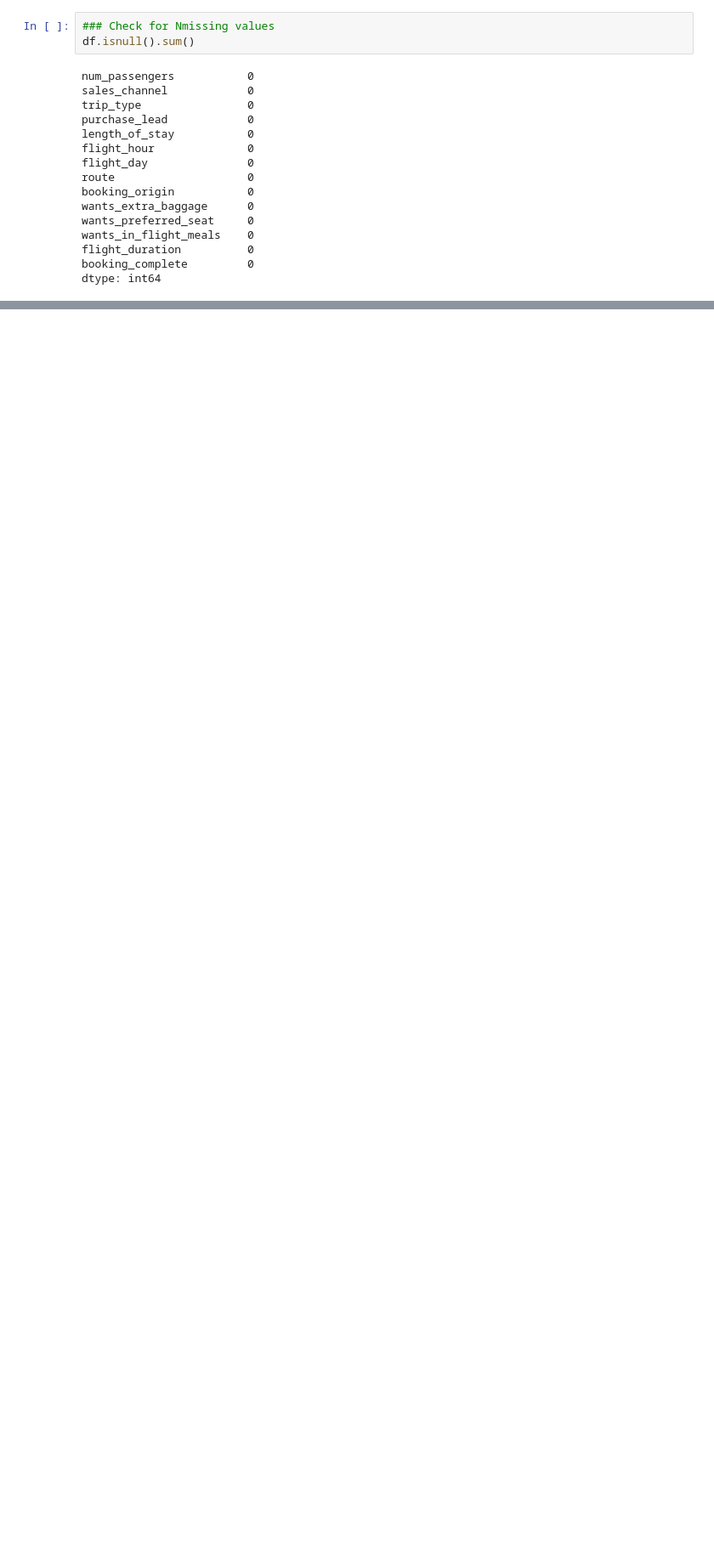
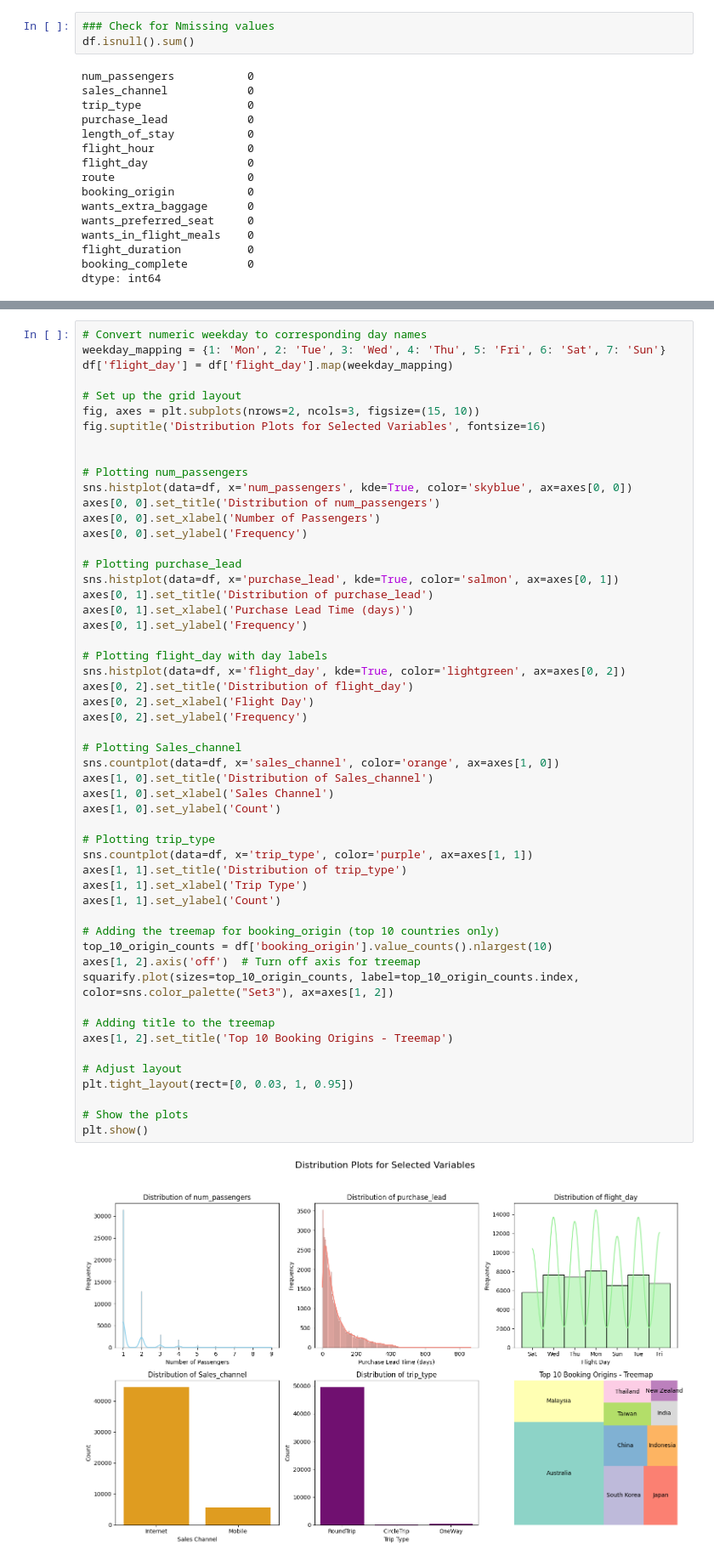
Before and after one commit to Simontagbor/BritishAirways-predictive-ML, a Jupyter notebook: index.ipynb, the cells around one changed output, grey strips where cells are left out. Shown at 85% size. Drawn from its saved outputs; the diff is of its cells as text; blank space fills up the shorter version.

```diff
--- a/index.ipynb
+++ b/index.ipynb
@@ -190,0 +232,55 @@ plt.show()
+# %%
+# Convert numeric weekday to corresponding day names
+weekday_mapping = {1: 'Mon', 2: 'Tue', 3: 'Wed', 4: 'Thu', 5: 'Fri', 6: 'Sat', 7: 'Sun'}
+df['flight_day'] = df['flight_day'].map(weekday_mapping)
+
+# Set up the grid layout
+fig, axes = plt.subplots(nrows=2, ncols=3, figsize=(15, 10))
+fig.suptitle('Distribution Plots for Selected Variables', fontsize=16)
+
+
+# Plotting num_passengers
+sns.histplot(data=df, x='num_passengers', kde=True, color='skyblue', ax=axes[0, 0])
+axes[0, 0].set_title('Distribution of num_passengers')
+axes[0, 0].set_xlabel('Number of Passengers')
+axes[0, 0].set_ylabel('Frequency')
+
+# Plotting purchase_lead
+sns.histplot(data=df, x='purchase_lead', kde=True, color='salmon', ax=axes[0, 1])
+axes[0, 1].set_title('Distribution of purchase_lead')
+axes[0, 1].set_xlabel('Purchase Lead Time (days)')
+axes[0, 1].set_ylabel('Frequency')
+
+# Plotting flight_day with day labels
+sns.histplot(data=df, x='flight_day', kde=True, color='lightgreen', ax=axes[0, 2])
+axes[0, 2].set_title('Distribution of flight_day')
+axes[0, 2].set_xlabel('Flight Day')
+axes[0, 2].set_ylabel('Frequency')
+
+# Plotting Sales_channel
+sns.countplot(data=df, x='sales_channel', color='orange', ax=axes[1, 0])
+axes[1, 0].set_title('Distribution of Sales_channel')
+axes[1, 0].set_xlabel('Sales Channel')
+axes[1, 0].set_ylabel('Count')
+
+# Plotting trip_type
+sns.countplot(data=df, x='trip_type', color='purple', ax=axes[1, 1])
+axes[1, 1].set_title('Distribution of trip_type')
+axes[1, 1].set_xlabel('Trip Type')
+axes[1, 1].set_ylabel('Count')
+
+# Adding the treemap for booking_origin (top 10 countries only)
+top_10_origin_counts = df['booking_origin'].value_counts().nlargest(10)
+axes[1, 2].axis('off')  # Turn off axis for treemap
+squarify.plot(sizes=top_10_origin_counts, label=top_10_origin_counts.index, color=sns.color_palette("Set3"), ax=axes[1, 2])
+
+# Adding title to the treemap
+axes[1, 2].set_title('Top 10 Booking Origins - Treemap')
+
+# Adjust layout
+plt.tight_layout(rect=[0, 0.03, 1, 0.95])
+
+# Show the plots
+plt.show()
+# %% [output]
+[figure, added]
```
Also changed, not shown: parts of 23 cells of this notebook, 1 other file.
